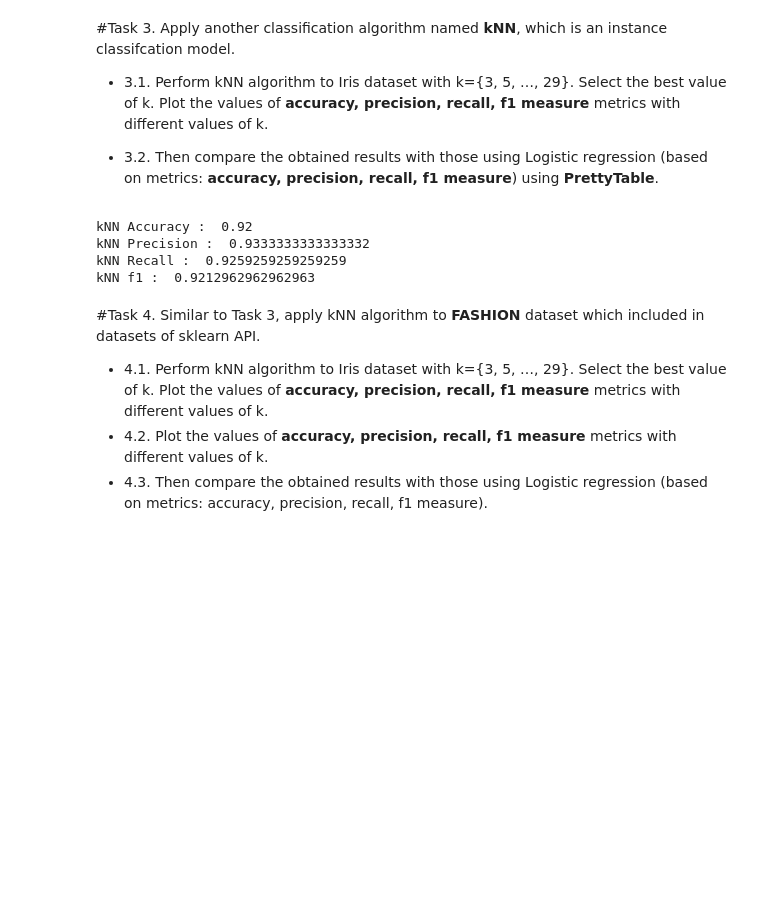
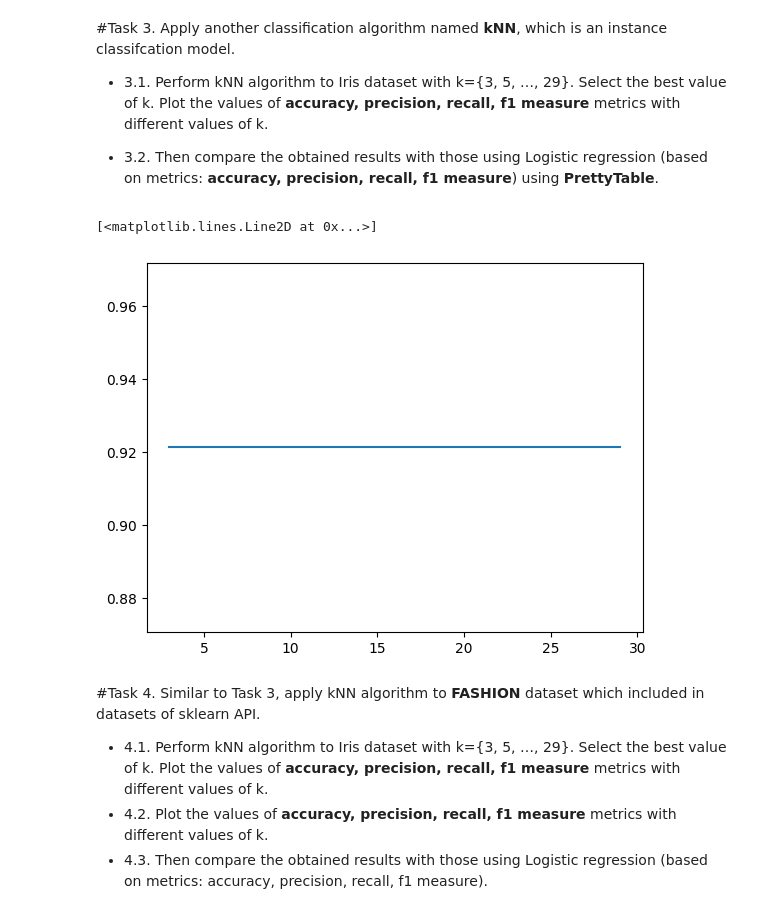
Before and after one commit to PhamTienLoc/Lab_ML, a Jupyter notebook: Lab_4_21130429_PhamTienLoc.ipynb, the cells around one changed output. Drawn from its saved outputs; the diff is of its cells as text; code cells hidden in the pictures; blank space fills up the shorter version.

```diff
--- a/Lab_4_21130429_PhamTienLoc.ipynb
+++ b/Lab_4_21130429_PhamTienLoc.ipynb
@@ -105,21 +105,26 @@ Apply another classification algorithm named **kNN**, which is an instance class
 # %%
 # code
 data1 = datasets.load_iris()
 X = data1.data
 y = data1.target
 X_train, X_test, y_train, y_test = train_test_split(X,y, test_size=0.5, random_state=1)
-kNN_classifier = KNeighborsClassifier(n_neighbors=3)
-kNN_classifier.fit(X_train,y_train)
-y_pred = kNN_classifier.predict(X_test)
-print ("kNN Accuracy : ", accuracy_score(y_test, y_pred))
-print ("kNN Precision : ", precision_score(y_test, y_pred, average='macro'))
-print ("kNN Recall : ", recall_score(y_test, y_pred, average='macro'))
-print ("kNN f1 : ", f1_score(y_test, y_pred, average='macro'))
+kNN_accuracy_score = []
+kNN_precision_score = []
+kNN_recall_score = []
+kNN_f1_score = []
+for i in range (3,31,2):
+  kNN_classifier = KNeighborsClassifier(n_neighbors=3)
+  kNN_classifier.fit(X_train,y_train)
+  y_pred = kNN_classifier.predict(X_test)
+  kNN_accuracy_score.append(accuracy_score(y_test, y_pred))
+  kNN_precision_score.append(precision_score(y_test, y_pred, average='macro'))
+  kNN_recall_score.append(recall_score(y_test, y_pred, average='macro'))
+  kNN_f1_score.append(f1_score(y_test, y_pred, average='macro'))
+k = [i for i in range (3,31,2)]
+plt.plot(k, kNN_f1_score)
 # %% [output]
-kNN Accuracy :  0.92
-kNN Precision :  0.9333333333333332
-kNN Recall :  0.9259259259259259
-kNN f1 :  0.9212962962962963
+[<matplotlib.lines.Line2D at 0x...>]
+[figure, added]
 # %% [markdown]
 #Task 4.
 Similar to Task 3, apply kNN algorithm to **FASHION** dataset which included in datasets of sklearn API.
```
Also changed, not shown: parts of 2 cells of this notebook.
